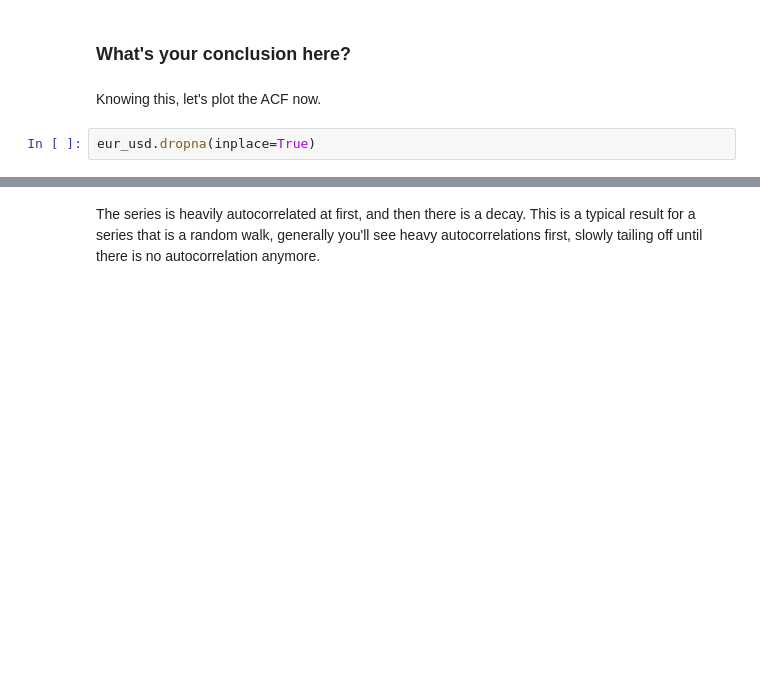
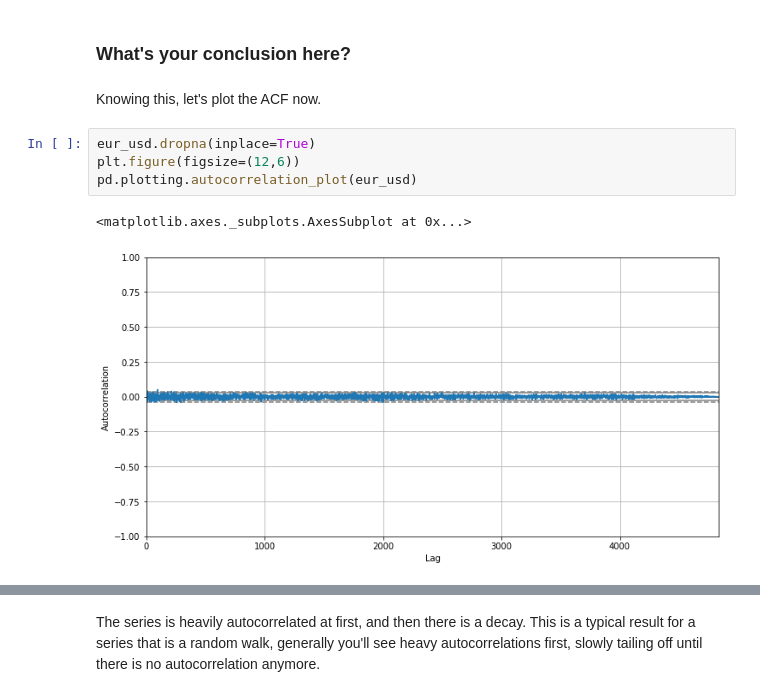
Before and after one commit to MissAle17/dsc-3-26-05-correlation-and-autocorrelation-in-time-series-lab-online-ds-sp-000, a Jupyter notebook: index.ipynb, the cells around one changed output, grey strips where cells are left out. Saved outputs shown, nothing was run; the diff lists cells and outputs as text; blank space fills up the shorter version.

```diff
--- a/index.ipynb
+++ b/index.ipynb
@@ -146,6 +146,11 @@ lag_5.plot(figsize=(18,6))
 Knowing this, let's plot the ACF now.
 # %%
 eur_usd.dropna(inplace=True)
+plt.figure(figsize=(12,6))
+pd.plotting.autocorrelation_plot(eur_usd)
+# %% [output]
+<matplotlib.axes._subplots.AxesSubplot at 0x...>
+[figure, added]
 # %%
 # your code here
 from statsmodels.graphics.tsaplots import plot_acf
```
Also changed, not shown: parts of 17 cells of this notebook.
